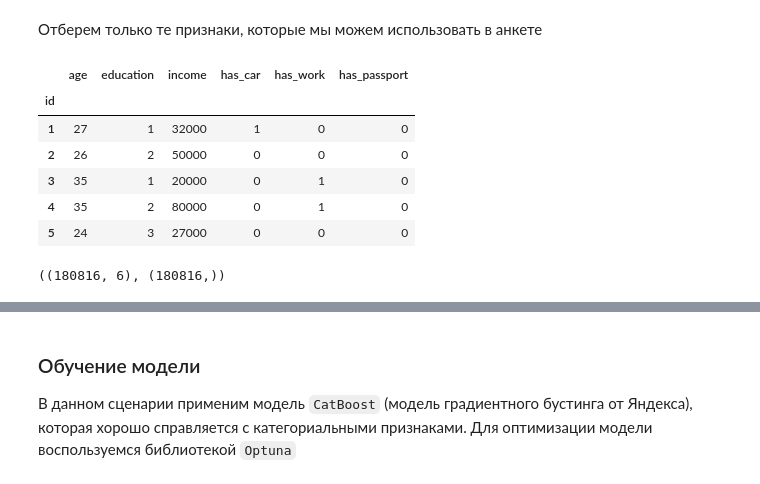
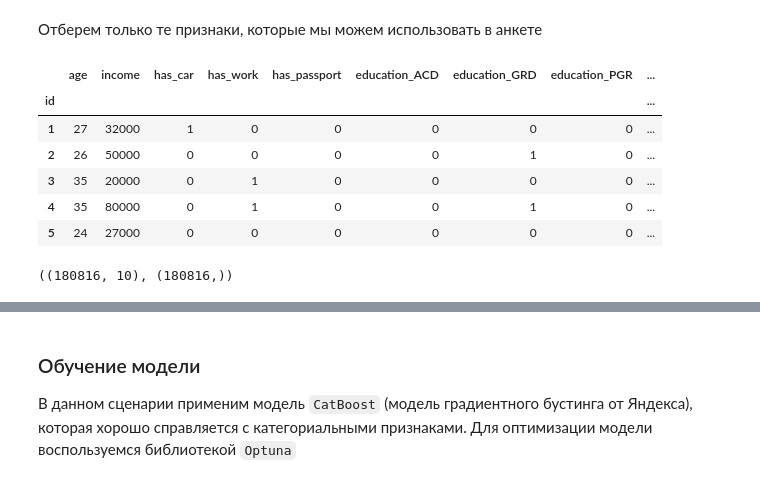
Before and after one commit to mikeasta/Credit-Scoring-Service, a Jupyter notebook: notebooks/train_models_version_2.ipynb, the cells around one changed output, grey strips where cells are left out. Drawn from its saved outputs; the diff is of its cells as text; code cells hidden in the pictures.

```diff
--- a/notebooks/train_models_version_2.ipynb
+++ b/notebooks/train_models_version_2.ipynb
@@ -32,7 +37,7 @@ sns.set_style("darkgrid")
 # %% [markdown]
 ## 2. Загрузка данных
 # %%
-train_data = pd.read_csv("../data/train_dataset.csv", index_col="id")
+train_data = pd.read_csv("../data/processed/train_dataset.csv", index_col="id")
 train_data.head()
 # %% [output]
 |  | age | education | income | has_car | car_is_foreign | has_work | has_passport | bki_score | ... |
@@ -69,26 +74,28 @@ Index(['age', 'education', 'income', 'has_car', 'car_is_foreign', 'has_work',
 # %%
 train_features_model_1 = train_features[[
     'age',
     'education',
     'income',
     'has_car',
     'has_work',
     'has_passport'
 ]]
 
+train_features_model_1 = pd.get_dummies(train_features_model_1, columns=["education"], dtype=int)
+
 train_features_model_1.head()
 # %% [output]
-|  | age | education | income | has_car | has_work | has_passport |
-| id |  |  |  |  |  |  |
-| 1 | 27 | 1 | 32000 | 1 | 0 | 0 |
-| 2 | 26 | 2 | 50000 | 0 | 0 | 0 |
-| 3 | 35 | 1 | 20000 | 0 | 1 | 0 |
-| 4 | 35 | 2 | 80000 | 0 | 1 | 0 |
-| 5 | 24 | 3 | 27000 | 0 | 0 | 0 |
+|  | age | income | has_car | has_work | has_passport | education_ACD | education_GRD | education_PGR | ... |
+| id |  |  |  |  |  |  |  |  | ... |
+| 1 | 27 | 32000 | 1 | 0 | 0 | 0 | 0 | 0 | ... |
+| 2 | 26 | 50000 | 0 | 0 | 0 | 0 | 1 | 0 | ... |
+| 3 | 35 | 20000 | 0 | 1 | 0 | 0 | 0 | 0 | ... |
+| 4 | 35 | 80000 | 0 | 1 | 0 | 0 | 1 | 0 | ... |
+| 5 | 24 | 27000 | 0 | 0 | 0 | 0 | 0 | 0 | ... |
 # %%
 train_features_model_1.shape, train_targets.shape
 # %% [output]
-((180816, 6), (180816,))
+((180816, 10), (180816,))
 # %% [markdown]
 Это максимальный приемлемый набор характеристик клиента, которые он впринципе может ввести. Признаков немного, а значит конверсия будет на высоте.
 
```
Also changed, not shown: parts of 27 cells of this notebook, 5 other files.
